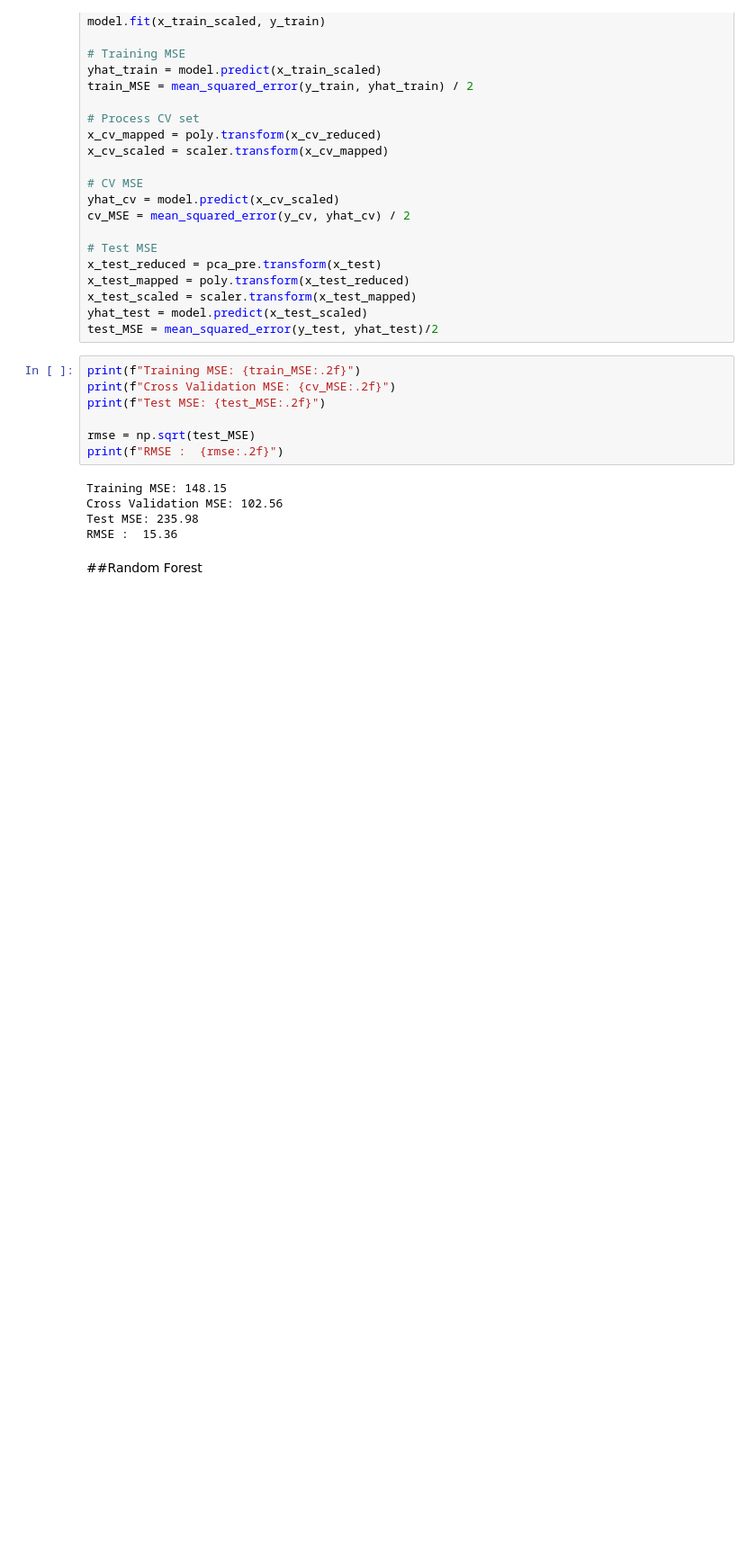
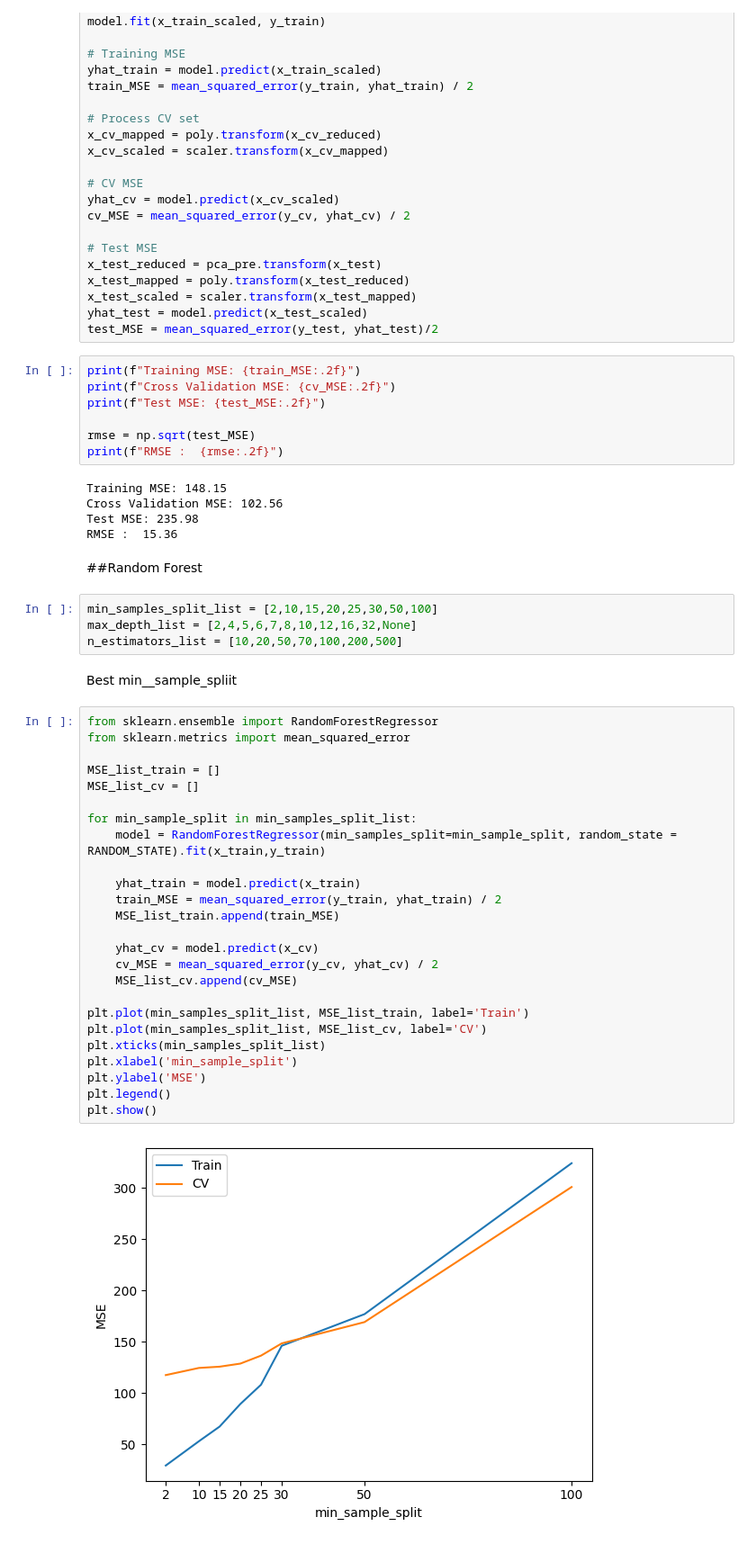
Before and after one commit to wathsan11/ML-grape-berries-hyperspectral-, a Jupyter notebook: GrapeBerriesHyperspectral.ipynb, the cells around one changed output. Shown at 90% size. Drawn from its saved outputs; the diff is of its cells as text; blank space fills up the shorter version.

```diff
--- a/GrapeBerriesHyperspectral.ipynb
+++ b/GrapeBerriesHyperspectral.ipynb
@@ -1933,3 +1931,36 @@ Test MSE: 235.98
 RMSE :  15.36
 # %% [markdown]
 ##Random Forest
+# %%
+min_samples_split_list = [2,10,15,20,25,30,50,100]
+max_depth_list = [2,4,5,6,7,8,10,12,16,32,None]
+n_estimators_list = [10,20,50,70,100,200,500]
+# %% [markdown]
+Best min__sample_spliit
+# %%
+from sklearn.ensemble import RandomForestRegressor
+from sklearn.metrics import mean_squared_error
+
+MSE_list_train = []
+MSE_list_cv = []
+
+for min_sample_split in min_samples_split_list:
+    model = RandomForestRegressor(min_samples_split=min_sample_split, random_state = RANDOM_STATE).fit(x_train,y_train)
+
+    yhat_train = model.predict(x_train)
+    train_MSE = mean_squared_error(y_train, yhat_train) / 2
+    MSE_list_train.append(train_MSE)
+
+    yhat_cv = model.predict(x_cv)
+    cv_MSE = mean_squared_error(y_cv, yhat_cv) / 2
+    MSE_list_cv.append(cv_MSE)
+
+plt.plot(min_samples_split_list, MSE_list_train, label='Train')
+plt.plot(min_samples_split_list, MSE_list_cv, label='CV')
+plt.xticks(min_samples_split_list)
+plt.xlabel('min_sample_split')
+plt.ylabel('MSE')
+plt.legend()
+plt.show()
+# %% [output]
+[figure, added]
```
Also changed, not shown: parts of 5 cells of this notebook.
